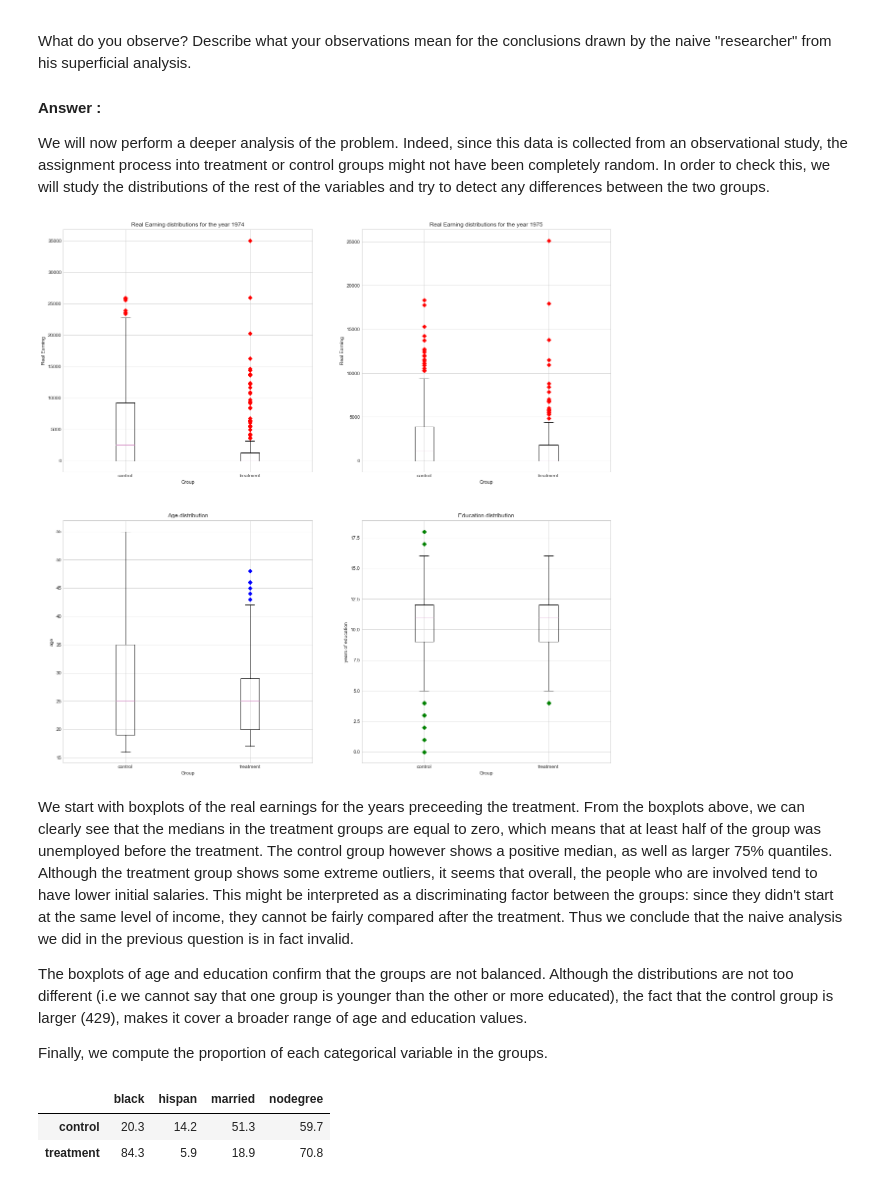
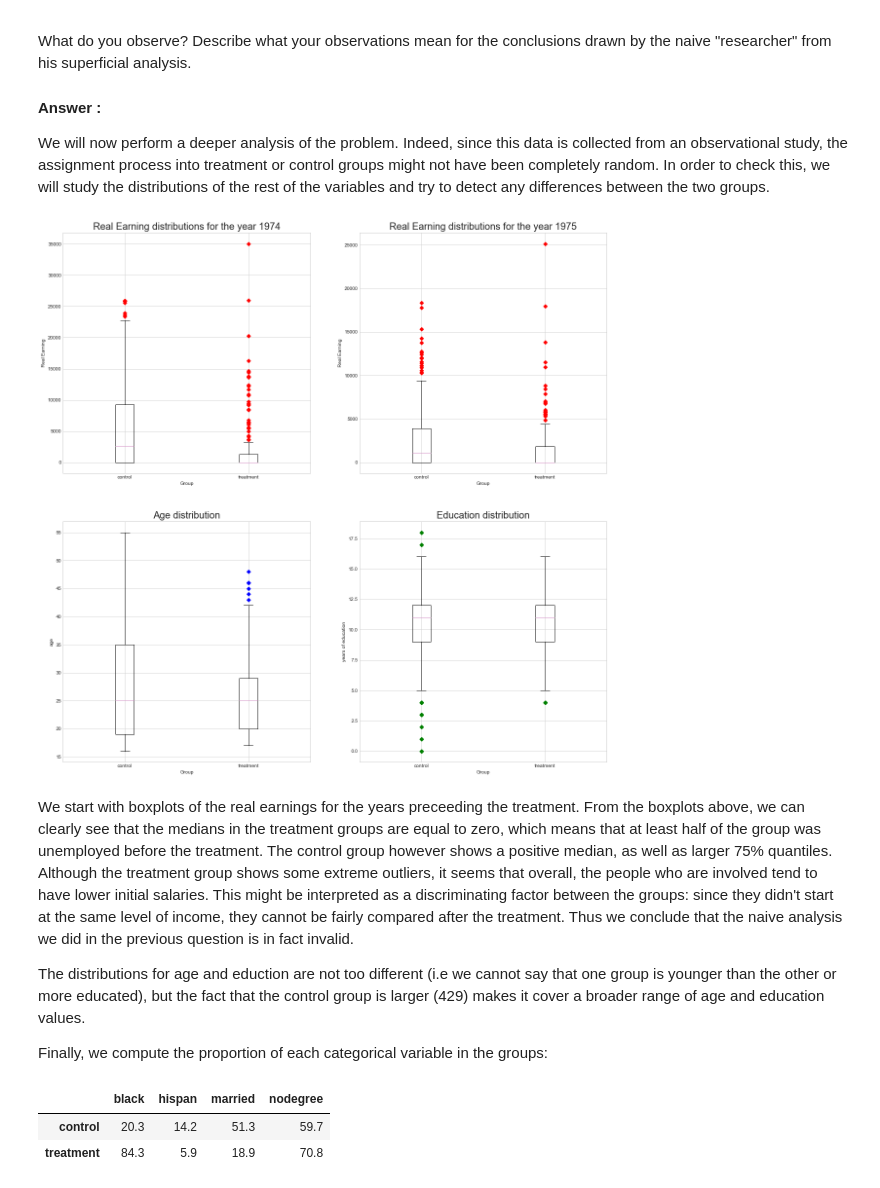
Before and after one commit to sourabhlal/ada2017, a Jupyter notebook: 04 - Applied ML/Homework4-Question1.ipynb, the cells around one changed output. Drawn from its saved outputs; the diff is of its cells as text; code cells hidden in the pictures.

```diff
--- a/04 - Applied ML/Homework4-Question1.ipynb
+++ b/04 - Applied ML/Homework4-Question1.ipynb
@@ -188,44 +139,44 @@ plt.figure(figsize=(20,20))
 
 #boxplot for real ernings 1974
 plt.subplot(221)
 plt.boxplot([data_control.re74,data_treat.re74],0, 'rD')
 plt.ylabel('Real Earning')
 plt.xlabel('Group')
-plt.title('Real Earning distributions for the year 1974')
+plt.title('Real Earning distributions for the year 1974',size=20)
 plt.xticks([1,2],['control','treatment'])
 
 #boxplot for real earnings 1975
 plt.subplot(222)
 plt.boxplot([data_control.re75,data_treat.re75],0, 'rD')
 plt.ylabel('Real Earning')
 plt.xlabel('Group')
-plt.title('Real Earning distributions for the year 1975')
+plt.title('Real Earning distributions for the year 1975',size=20)
 plt.xticks([1,2],['control','treatment'])
 
 #boxplot for age
 plt.subplot(223)
 plt.boxplot([data_control.age,data_treat.age], 0, 'bD')
-plt.title('Age distribution')
+plt.title('Age distribution',size=20)
 plt.ylabel('age')
 plt.xlabel('Group')
 plt.xticks([1,2],['control','treatment'])
 
 #boxplot for education
 plt.subplot(224)
 plt.boxplot([data_control.educ,data_treat.educ], 0, 'gD')
-plt.title('Education distribution')
+plt.title('Education distribution',size=20)
 plt.ylabel('years of education')
 plt.xlabel('Group')
 plt.xticks([1,2],['control','treatment'])
 plt.show()
 # %% [output]
-[figure, old version]
+[figure, new version]
 # %% [markdown]
 We start with boxplots of the real earnings for the years preceeding the treatment.
 From the boxplots above, we can clearly see that the medians in the treatment groups are equal to zero, which means that at least half of the group was unemployed before the treatment. The control group however shows a positive median, as well as  larger 75% quantiles. Although the treatment group shows some extreme outliers, it seems that overall, the people who are involved tend to have lower initial salaries.
 This might be interpreted as a discriminating factor between the groups: since they didn't start at the same level of income, they cannot be fairly compared after the treatment. Thus we conclude that the naive analysis we did in the previous question is in fact invalid.
 
-The boxplots of age and education confirm that the groups are not balanced. Although the distributions are not too different (i.e we cannot say that one group is younger than the other or more educated), the fact that the control group is larger (429), makes it cover a broader range of age and education values.
+The distributions for age and eduction are not too different (i.e we cannot say that one group is younger than the other or more educated), but the fact that the control group is larger (429) makes it cover a broader range of age and education values.
 
-Finally, we compute the proportion of each categorical variable in the groups.
+Finally, we compute the proportion of each categorical variable in the groups:
 # %%
```
Also changed, not shown: parts of 78 cells of this notebook.
